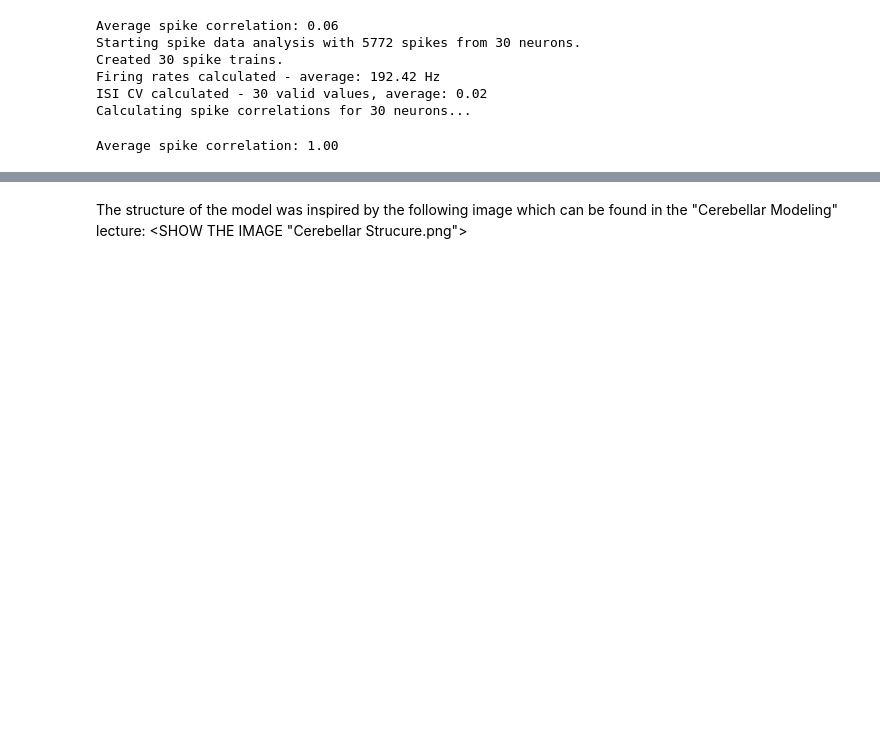
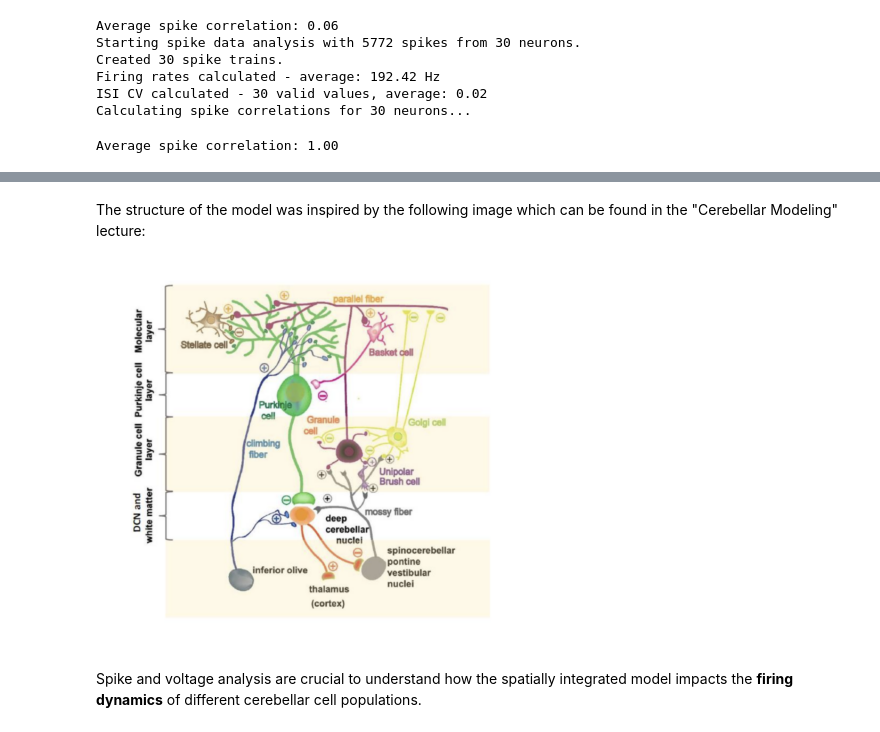
Before and after one commit to ashley-andrea/Project_BM, a Jupyter notebook: cerebellum_simulation(Colab).ipynb, the cells around one changed output, grey strips where cells are left out. Saved outputs shown, nothing was run; the diff lists cells and outputs as text; code cells hidden in the pictures; blank space fills up the shorter version.

```diff
--- a/cerebellum_simulation(Colab).ipynb
+++ b/cerebellum_simulation(Colab).ipynb
@@ -249,6 +269,14 @@ Feb 19 18:35:30 SimulationManager::run [Info]:
 # %% [markdown]
 The structure of the model was inspired by the following image which can be found in the "Cerebellar Modeling" lecture:
-<SHOW THE IMAGE "Cerebellar Strucure.png">
+# %%
+img = mpimg.imread("material/Cerebellar Structure.png")
+plt.imshow(img)
+plt.axis("off")
+plt.show()
+# %% [output]
+[figure, added]
+# %% [markdown]
+Spike and voltage analysis are crucial to understand how the spatially integrated model impacts the **firing dynamics** of different cerebellar cell populations.
 # %%
 ## Analyze spatial results
 
```
Also changed, not shown: parts of 25 cells of this notebook, 1 other file.
